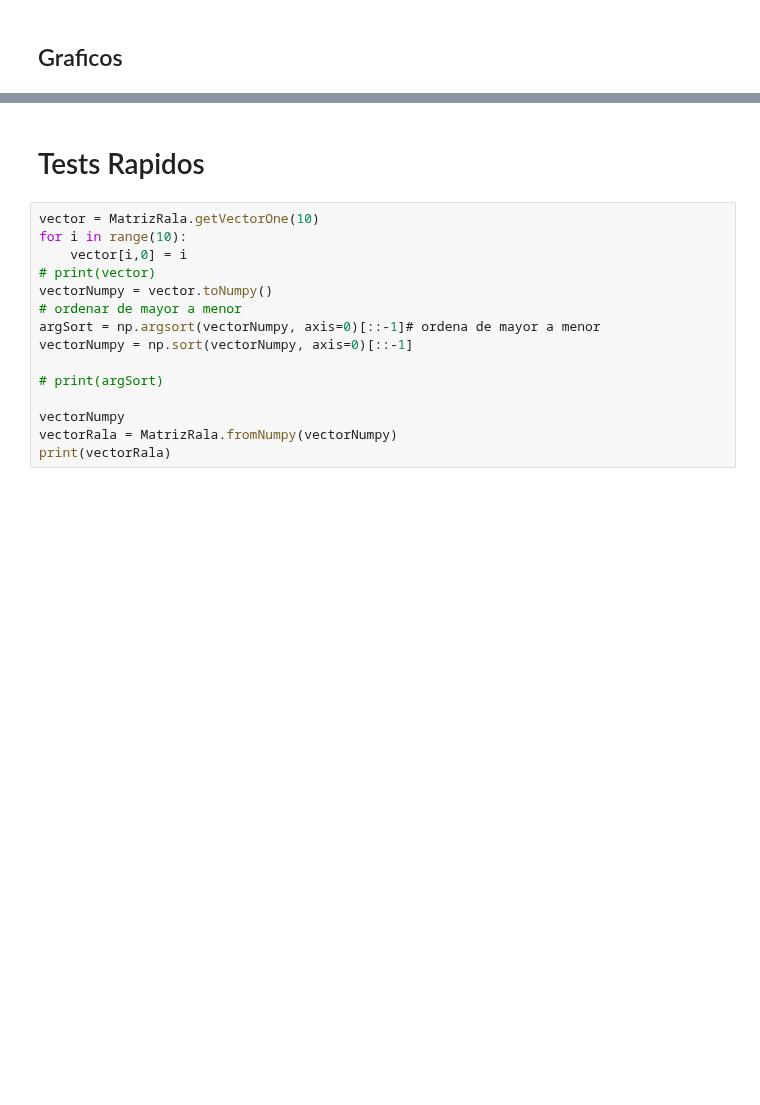
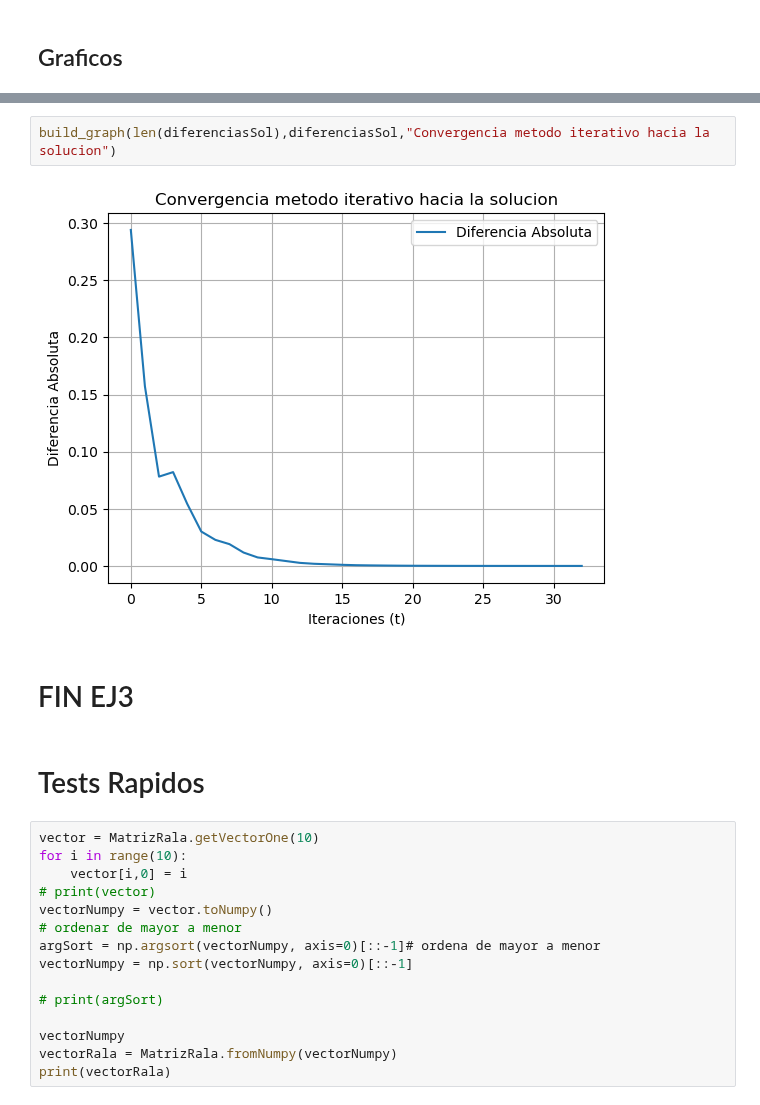
Before and after one commit to emilymaccarthy/PageRank_papers, a Jupyter notebook: ejercicio_{3}.ipynb, the cells around one changed output, grey strips where cells are left out. Drawn from its saved outputs; the diff is of its cells as text; blank space fills up the shorter version.

```diff
--- a/ejercicio_{3}.ipynb
+++ b/ejercicio_{3}.ipynb
@@ -225,3 +250,9 @@ build_graph(tiempo,diferencias2)
+# %%
+build_graph(len(diferenciasSol),diferenciasSol,"Convergencia metodo iterativo hacia la solucion")
+# %% [output]
+[figure, added]
+# %% [markdown]
+# FIN EJ3
 # %% [markdown]
 # Tests Rapidos
 # %%
```
Also changed, not shown: parts of 11 cells of this notebook, 1 other file.
